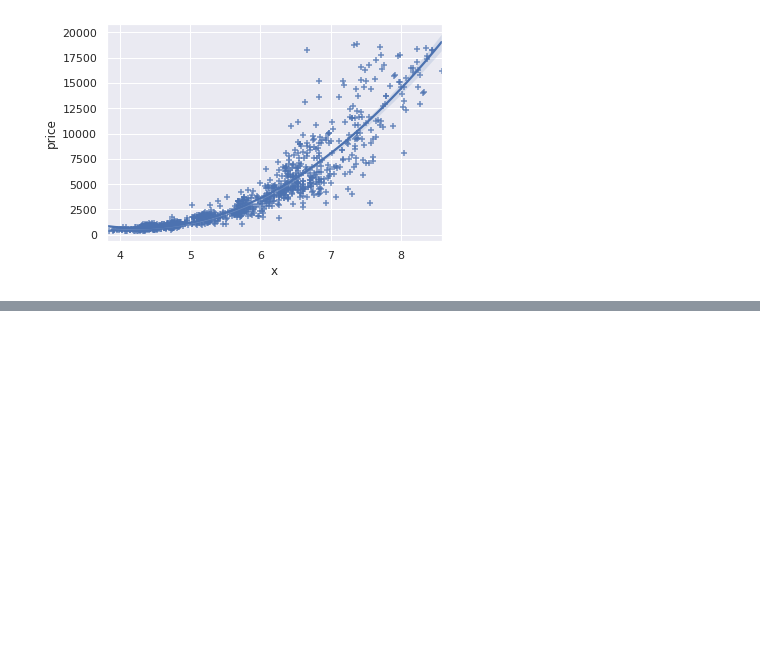
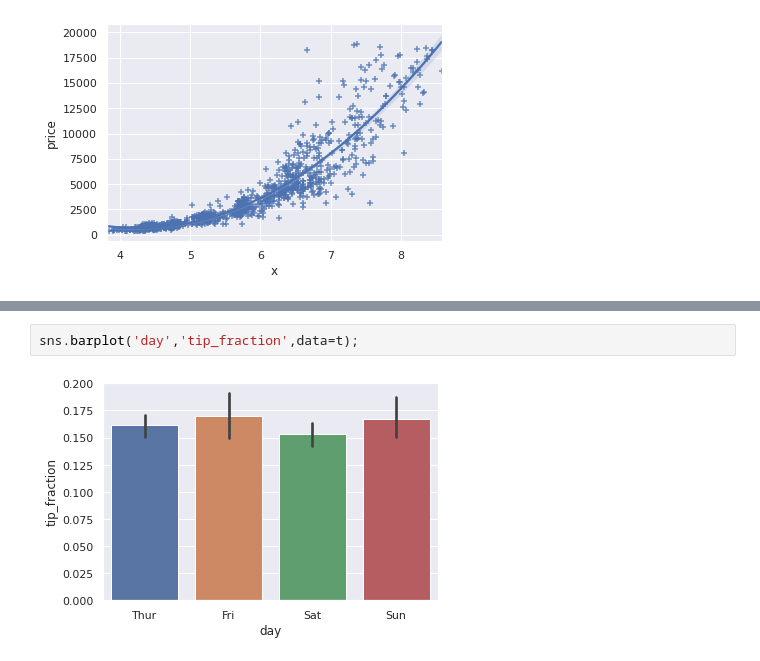
Before and after one commit to swami-gait/Foundations_of_datascience, a Jupyter notebook: FDS_WK12_DataViz.ipynb, the cells around one changed output, grey strips where cells are left out. Saved outputs shown, nothing was run; the diff lists cells and outputs as text; blank space fills up the shorter version.

```diff
--- a/FDS_WK12_DataViz.ipynb
+++ b/FDS_WK12_DataViz.ipynb
@@ -486,0 +491,4 @@ sns.regplot('x','price',data=d.sample(1000),order=2,marker='+');
+# %%
+sns.barplot('day','tip_fraction',data=t);
+# %% [output]
+[figure, added]
```
Also changed, not shown: parts of 6 cells of this notebook.
